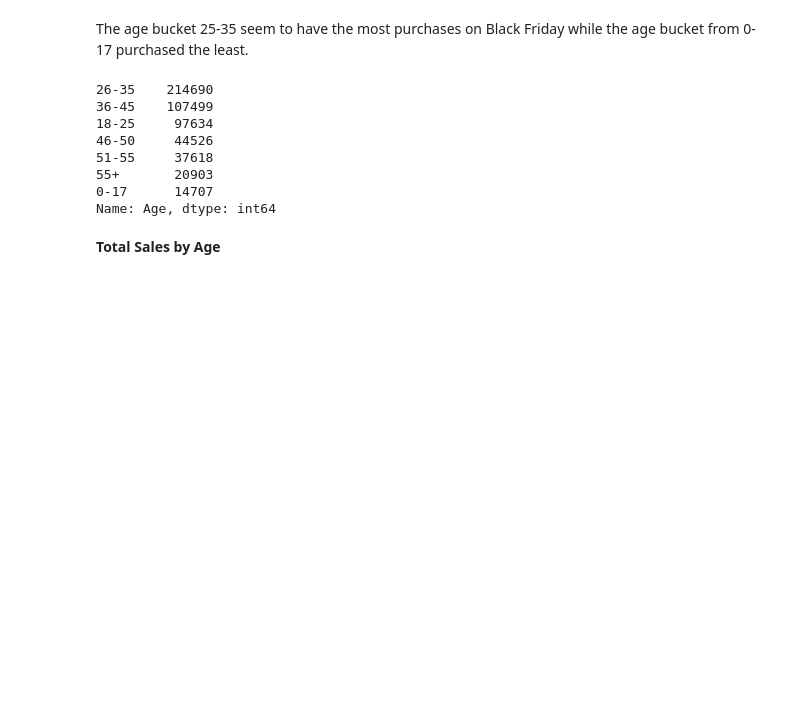
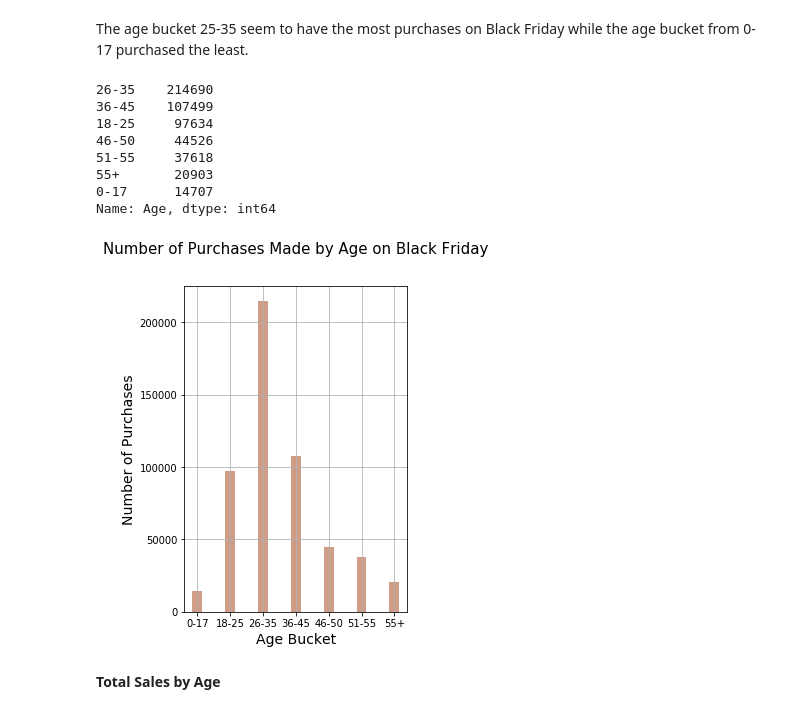
Before and after one commit to pinkdragon1000/Black-Friday-Project, a Jupyter notebook: Black Friday Analysis.ipynb, the cells around one changed output. Drawn from its saved outputs; the diff is of its cells as text; code cells hidden in the pictures; blank space fills up the shorter version.

Commit message:
Adding in more plots

```diff
--- a/Black Friday Analysis.ipynb
+++ b/Black Friday Analysis.ipynb
@@ -335,6 +335,18 @@ age
 55+       20903
 0-17      14707
 Name: Age, dtype: int64
+# %%
+age=age.reindex(["0-17","18-25", "26-35", "36-45", "46-50", "51-55", "55+"])
+# %%
+age.plot(kind='bar', figsize=(4,6), width=0.3, color=['#cf9d85'], legend=False)
+plt.title("Number of Purchases Made by Age on Black Friday", fontsize="15", y=1.08)
+plt.xlabel("Age Bucket", fontsize="14")
+plt.ylabel("Number of Purchases", fontsize="14")
+plt.xticks(rotation=0)
+plt.grid()
+plt.show()
+# %% [output]
+[figure, added]
 # %% [markdown]
 **Total Sales by Age**
 # %% [markdown]
```
Also changed, not shown: parts of 4 cells of this notebook.
